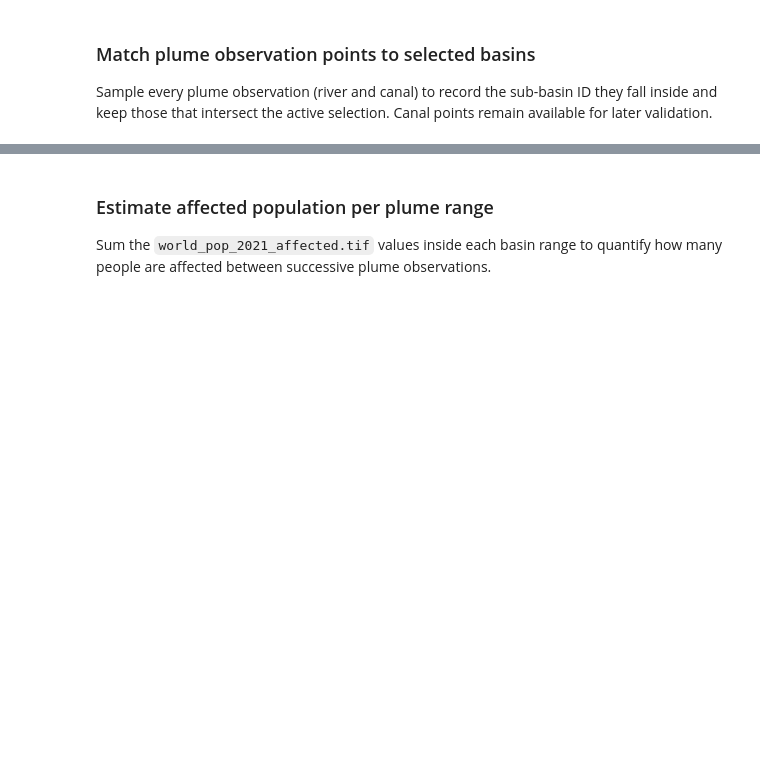
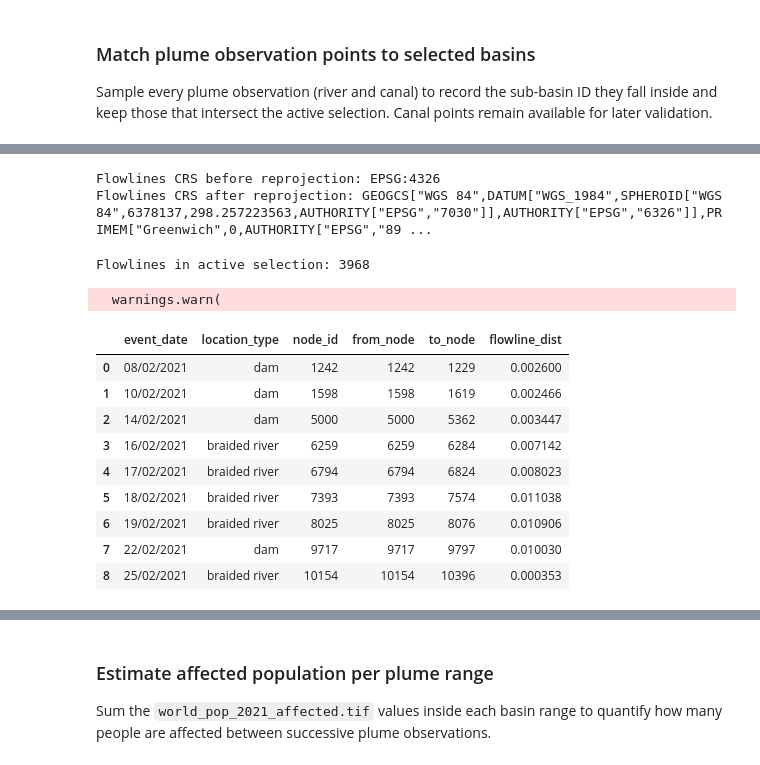
Before and after one commit to LSDtopotools/lsdstreamburn, a Jupyter notebook: population_basins/get_affected_population_area.ipynb, the cells around one changed output, grey strips where cells are left out. Cells and saved outputs as stored; diff of their text form; code cells hidden in the pictures; blank space fills up the shorter version.

```diff
--- a/population_basins/get_affected_population_area.ipynb
+++ b/population_basins/get_affected_population_area.ipynb
@@ -411,0 +414,50 @@ Focus on river plume points (excluding canal observations) to build ID ranges be
+# %%
+FLOWLINE_PATH = DATA_DIR / "COP90_flowlines" / "RiverNet_Order.shp"
+flowlines = gpd.read_file(FLOWLINE_PATH)
+print(f"Flowlines CRS before reprojection: {flowlines.crs}")
+flowlines = flowlines.to_crs(subbasins.rio.crs)
+print(f"Flowlines CRS after reprojection: {flowlines.crs}")
+
+required_cols = {"from_node", "to_node"}
+missing = required_cols - set(flowlines.columns)
+if missing:
+    raise ValueError(f"Missing required flowline columns: {missing}")
+
+# Keep only segments that intersect the active selection area
+flowlines_active = flowlines
+if not active_selection_gdf.empty:
+    bounds = box(*active_selection_gdf.total_bounds)
+    flowlines_active = flowlines_active[flowlines_active.intersects(bounds)]
+    flowlines_active = flowlines_active[flowlines_active.intersects(active_selection_gdf.unary_union)]
+print(f"Flowlines in active selection: {len(flowlines_active)}")
+
+river_points = plume_points_proj[plume_points_proj["location_type"].str.lower() != "canal"].copy()
+river_points = river_points.dropna(subset=["event_date"])
+river_points = river_points.sort_values("event_date").reset_index(drop=True)
+
+# Nearest flowline for each river plume point
+river_points_flow = gpd.sjoin_nearest(
+    river_points,
+    flowlines_active[["from_node", "to_node", "geometry"]],
+    how="left",
+    distance_col="flowline_dist",
+)
+
+NODE_FIELD = "from_node"  # change to "from_node" if that better matches flow direction
+river_points_flow["node_id"] = river_points_flow[NODE_FIELD].astype("Int64")
+river_points_flow[["event_date", "location_type", "node_id", "from_node", "to_node", "flowline_dist"]]
+# %% [output]
+Flowlines CRS before reprojection: EPSG:4326
+Flowlines CRS after reprojection: GEOGCS["WGS 84",DATUM["WGS_1984",SPHEROID["WGS 84",6378137,298.257223563,AUTHORITY["EPSG","7030"]],AUTHORITY["EPSG","6326"]],PRIMEM["Greenwich",0,AUTHORITY["EPSG","89 ...
+Flowlines in active selection: 3968
+  warnings.warn(
+|  | event_date | location_type | node_id | from_node | to_node | flowline_dist |
+| 0 | 08/02/2021 | dam | 1242 | 1242 | 1229 | 0.002600 |
+| 1 | 10/02/2021 | dam | 1598 | 1598 | 1619 | 0.002466 |
+| 2 | 14/02/2021 | dam | 5000 | 5000 | 5362 | 0.003447 |
+| 3 | 16/02/2021 | braided river | 6259 | 6259 | 6284 | 0.007142 |
+| 4 | 17/02/2021 | braided river | 6794 | 6794 | 6824 | 0.008023 |
+| 5 | 18/02/2021 | braided river | 7393 | 7393 | 7574 | 0.011038 |
+| 6 | 19/02/2021 | braided river | 8025 | 8025 | 8076 | 0.010906 |
+| 7 | 22/02/2021 | dam | 9717 | 9717 | 9797 | 0.010030 |
+| 8 | 25/02/2021 | braided river | 10154 | 10154 | 10396 | 0.000353 |
```
Also changed, not shown: parts of 12 cells of this notebook.
